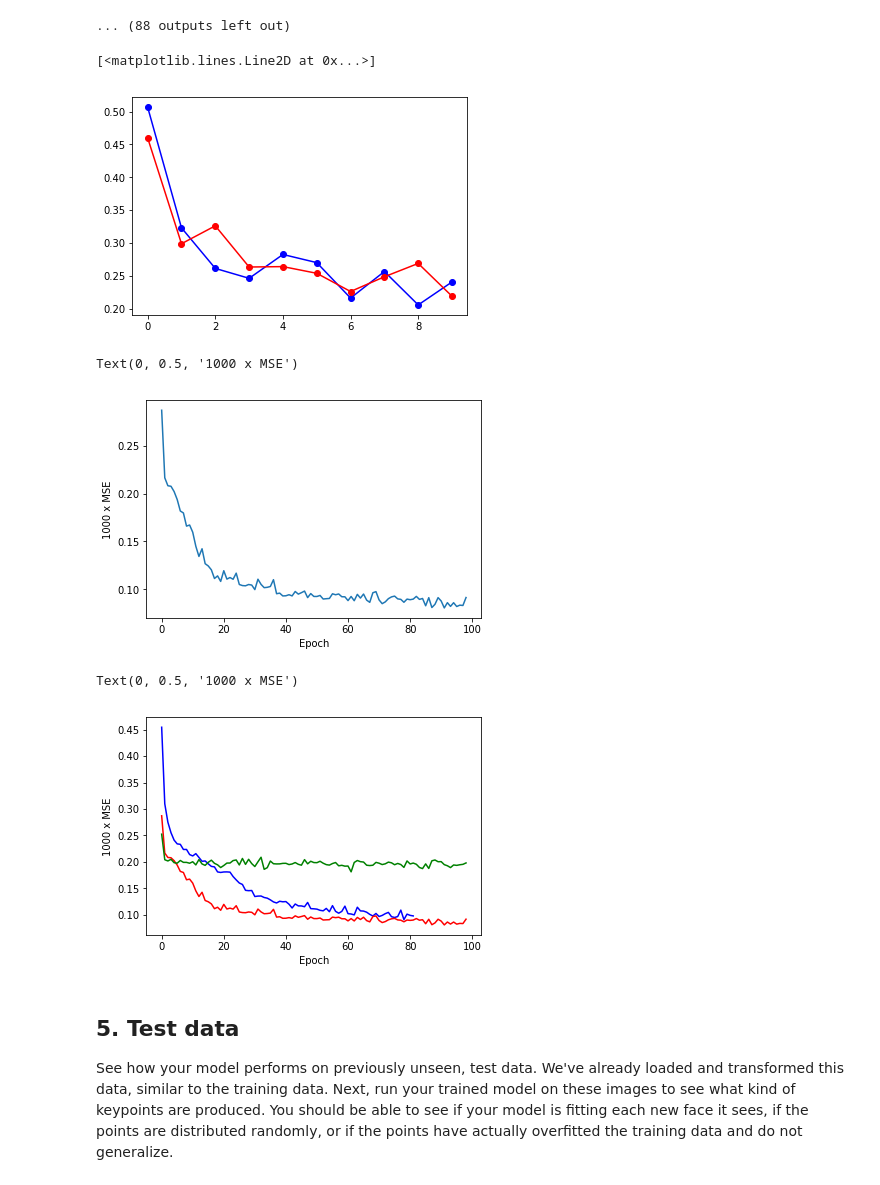
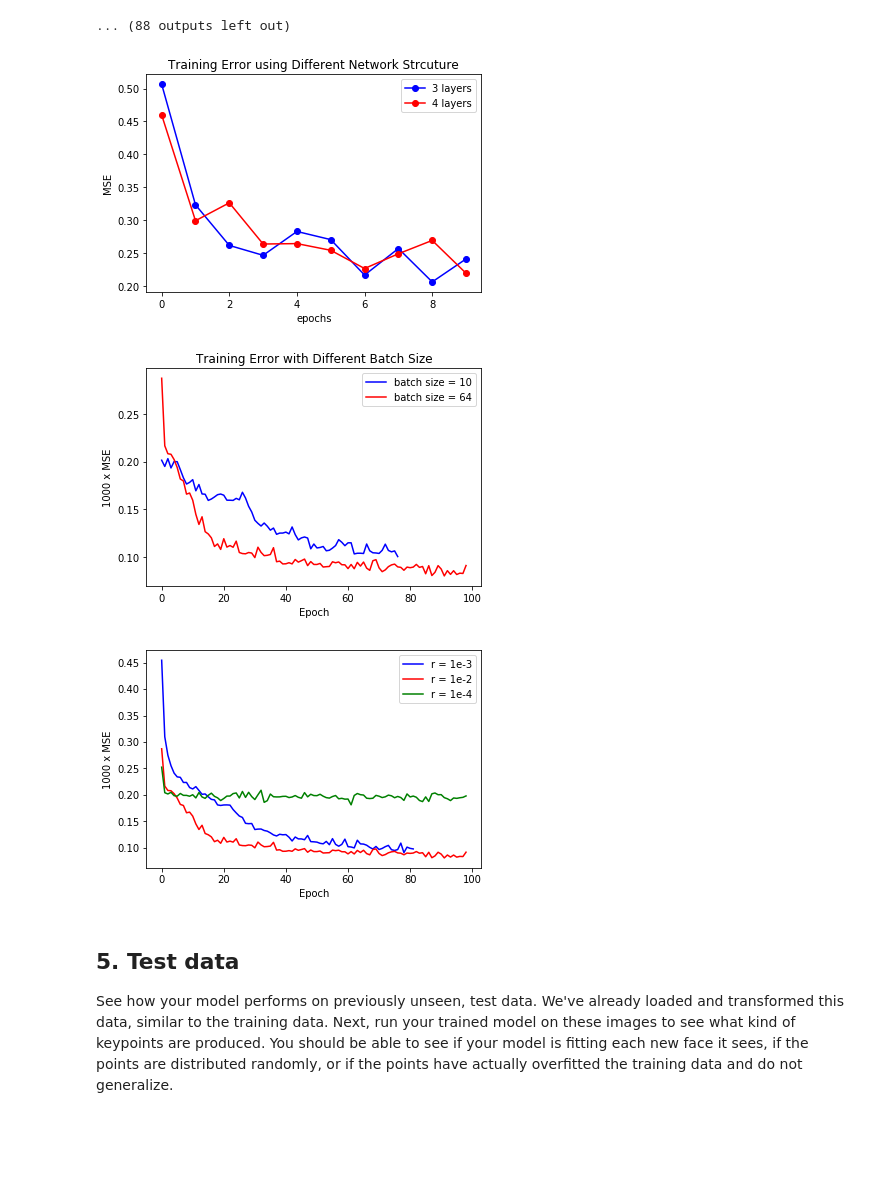
Before and after one commit to lkforward/facelook, a Jupyter notebook: 2_Define_the_Network_Architecture.ipynb, the cells around one changed output. Cells and saved outputs as stored; diff of their text form; code cells hidden in the pictures; blank space fills up the shorter version.

```diff
--- a/2_Define_the_Network_Architecture.ipynb
+++ b/2_Define_the_Network_Architecture.ipynb
@@ -574,15 +574,19 @@ Epoch: 12, Batch: 50, Avg. Loss: 0.0019348218142986298
 # %%
 file_name1 = '/content/gdrive/My Drive/prj1_keypoints/train_loss_4layers.npy'
 loss1 = np.load(file_name1)
 
 file_name2 = '/content/gdrive/My Drive/prj1_keypoints/train_loss_3layers.npy'
 loss2 = np.load(file_name2)
 
 plt.plot(np.mean(loss1.reshape(-1, 10), axis=1), 'b-o')
 plt.plot(np.mean(loss2.reshape(-1, 10), axis=1), 'r-o')
+plt.legend({"4 layers", '3 layers'})
+plt.xlabel("epochs")
+plt.ylabel("MSE")
+plt.title("Training Error using Different Network Strcuture")
+plt.savefig(os.path.join(gdrive_path, 'mse_dft_nn_structure.jpg'))
 # %% [output]
-[<matplotlib.lines.Line2D at 0x...>]
-[figure, old version]
+[figure, new version]
 # %%
 def loss_per_epoch(fname_batch_loss, n_total_samples, batch_size):
     loss_per_batch = np.load(fname_batch_loss)
@@ -620,14 +624,18 @@ plt.ylabel('1000 x MSE')
 
 fname_batch_loss = '/content/gdrive/My Drive/prj1_keypoints/train_loss_batch64.npy'
 n_total_samples = 3462
-loss_hist = loss_per_epoch(fname_batch_loss, n_total_samples, batch_size=64)
+loss_hist2 = loss_per_epoch(fname_batch_loss, n_total_samples, batch_size=64)
 
-plt.plot(loss_hist)
+plt.plot(loss_hist, 'b')
+plt.plot(loss_hist2, 'r')
 plt.xlabel('Epoch')
 plt.ylabel('1000 x MSE')
+plt.legend({'batch size = 10', 'batch size = 64'})
+plt.title('Training Error with Different Batch Size')
+
+plt.savefig(os.path.join(gdrive_path, 'mse_vs_batch_size.jpg'))
 # %% [output]
-Text(0, 0.5, '1000 x MSE')
-[figure, old version]
+[figure, new version]
 # %%
 # ========================================
 ## Case 3: Batch size = 64. learning rate = 1e-4
@@ -649,9 +657,10 @@ plt.plot(loss_lr_default, 'r')
 plt.plot(loss_lr_2, 'g')
 plt.xlabel('Epoch')
 plt.ylabel('1000 x MSE')
+plt.legend({'r = 1e-4', 'r = 1e-3', 'r = 1e-2'})
+plt.savefig(os.path.join(gdrive_path, 'mse_learning_rate.jpg'))
 # %% [output]
-Text(0, 0.5, '1000 x MSE')
-[figure, old version]
+[figure, new version]
 # %% [markdown]
 ## 5. Test data
 
```
Also changed, not shown: parts of 1 cell of this notebook.
